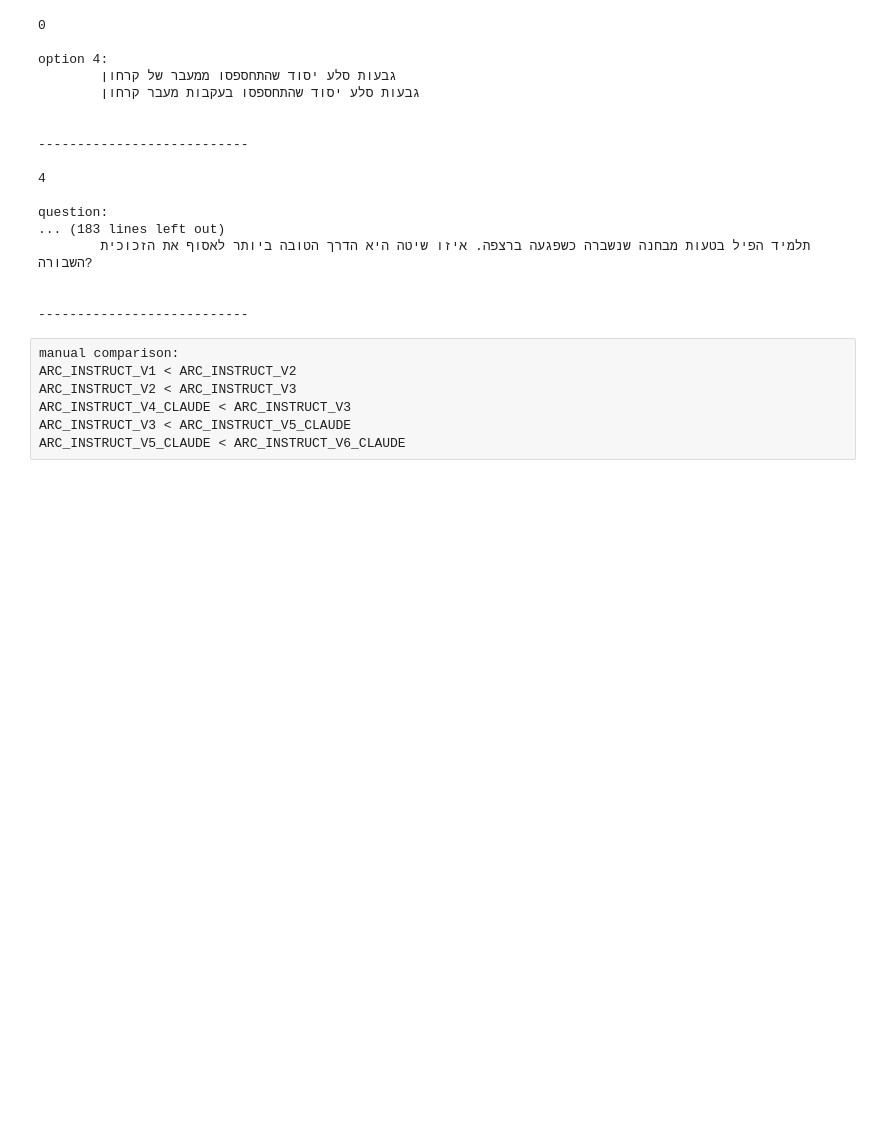
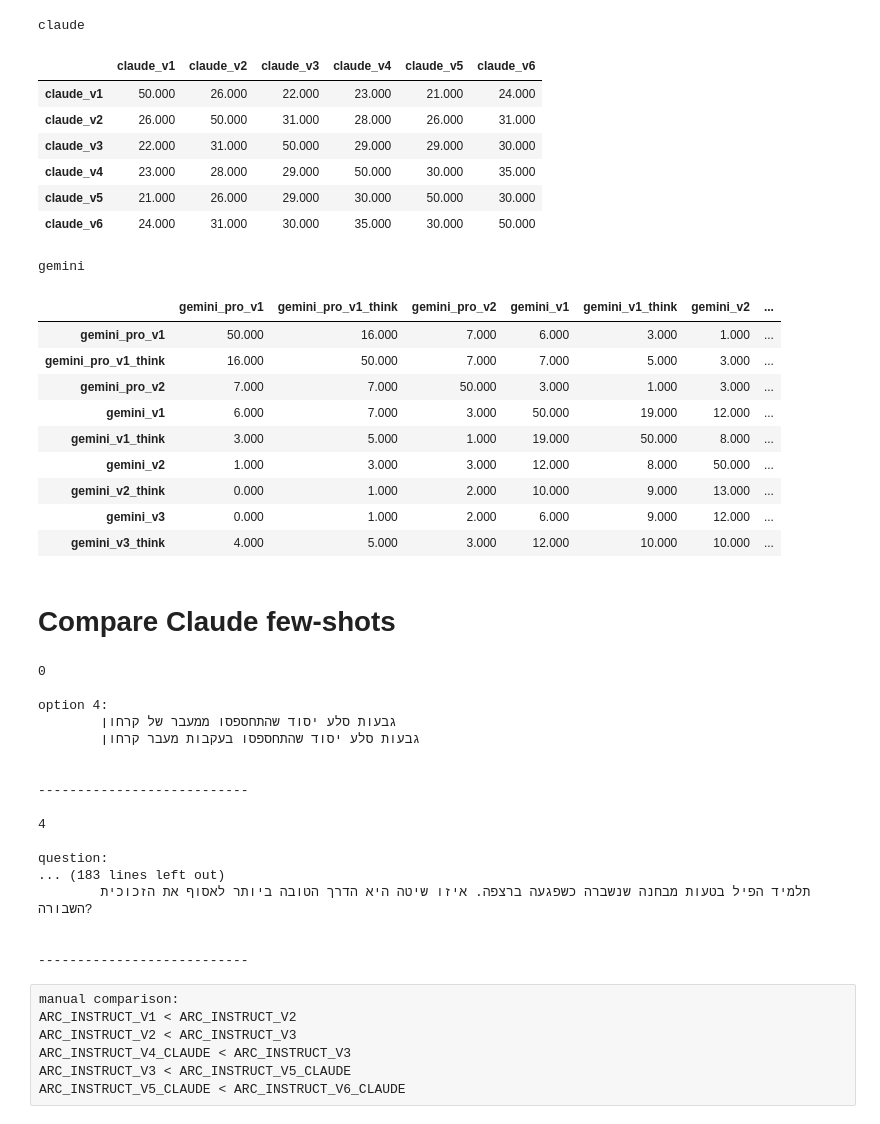
Before and after one commit to sarelWeinberger/qwen-hebrew-finetuning, a Jupyter notebook: translation/compare_translations.ipynb, the cells around one changed output. Cells and saved outputs as stored; diff of their text form; code cells hidden in the pictures; blank space fills up the shorter version.

```diff
--- a/translation/compare_translations.ipynb
+++ b/translation/compare_translations.ipynb
@@ -24,3 +22,51 @@ df.head(3)
+# %%
+def color_gradient(val):
+    val = val / 50
+    # g = int(255 * val ** 2)
+    g = int(255 * val ** 0.5)
+    r = 255 - g
+    return f'background-color: rgb({r}, {g}, 0)'
+# %%
+corr = {}
+for c_1 in df.columns:
+    for c_2 in df.columns:
+        corr[(c_1, c_2)] = (df[c_1] == df[c_2]).sum()
+
+use_keys = list(df.columns)
+use_keys = sorted(use_keys)
+
+for sub in ['claude', 'gemini']:
+    print(sub)
+    use_keys_sub = [k for k in use_keys if sub in k]
+    corr_df = pd.DataFrame(index=use_keys_sub, columns=use_keys_sub)
+    for k_1 in use_keys_sub:
+        for k_2 in use_keys_sub:
+            corr_df.loc[k_1, k_2] = corr[(k_1, k_2)]
+    styled_df = corr_df.style.format('{:.3f}').map(color_gradient)
+    display(styled_df)
+    print()
+# %% [output]
+claude
+|  | claude_v1 | claude_v2 | claude_v3 | claude_v4 | claude_v5 | claude_v6 |
+| claude_v1 | 50.000 | 26.000 | 22.000 | 23.000 | 21.000 | 24.000 |
+| claude_v2 | 26.000 | 50.000 | 31.000 | 28.000 | 26.000 | 31.000 |
+| claude_v3 | 22.000 | 31.000 | 50.000 | 29.000 | 29.000 | 30.000 |
+| claude_v4 | 23.000 | 28.000 | 29.000 | 50.000 | 30.000 | 35.000 |
+| claude_v5 | 21.000 | 26.000 | 29.000 | 30.000 | 50.000 | 30.000 |
+| claude_v6 | 24.000 | 31.000 | 30.000 | 35.000 | 30.000 | 50.000 |
+gemini
+|  | gemini_pro_v1 | gemini_pro_v1_think | gemini_pro_v2 | gemini_v1 | gemini_v1_think | gemini_v2 | ... |
+| gemini_pro_v1 | 50.000 | 16.000 | 7.000 | 6.000 | 3.000 | 1.000 | ... |
+| gemini_pro_v1_think | 16.000 | 50.000 | 7.000 | 7.000 | 5.000 | 3.000 | ... |
+| gemini_pro_v2 | 7.000 | 7.000 | 50.000 | 3.000 | 1.000 | 3.000 | ... |
+| gemini_v1 | 6.000 | 7.000 | 3.000 | 50.000 | 19.000 | 12.000 | ... |
+| gemini_v1_think | 3.000 | 5.000 | 1.000 | 19.000 | 50.000 | 8.000 | ... |
+| gemini_v2 | 1.000 | 3.000 | 3.000 | 12.000 | 8.000 | 50.000 | ... |
+| gemini_v2_think | 0.000 | 1.000 | 2.000 | 10.000 | 9.000 | 13.000 | ... |
+| gemini_v3 | 0.000 | 1.000 | 2.000 | 6.000 | 9.000 | 12.000 | ... |
+| gemini_v3_think | 4.000 | 5.000 | 3.000 | 12.000 | 10.000 | 10.000 | ... |
+# %% [markdown]
+# Compare Claude few-shots
 # %%
 # old = 'claude_v4'
 
```
Also changed, not shown: parts of 9 cells of this notebook, 6 other files.
